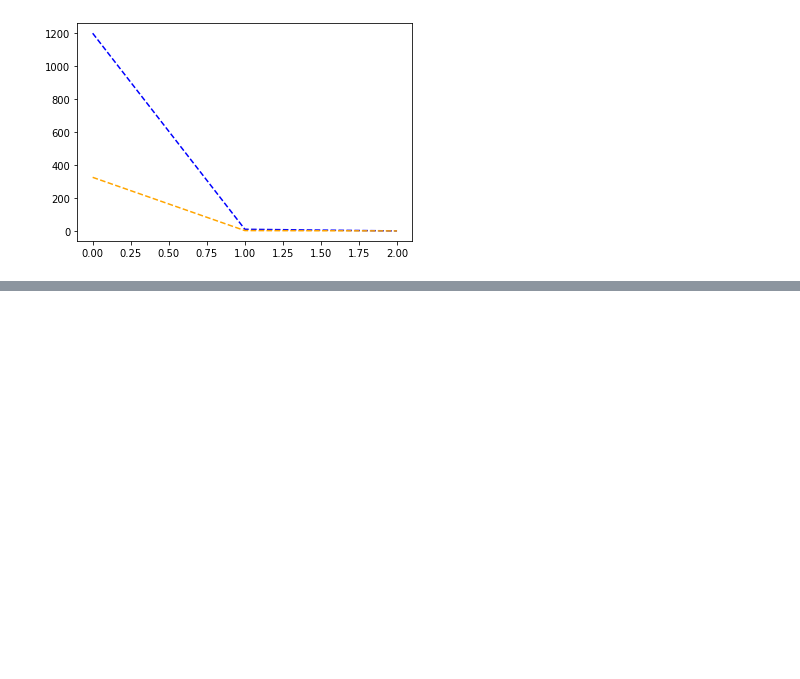
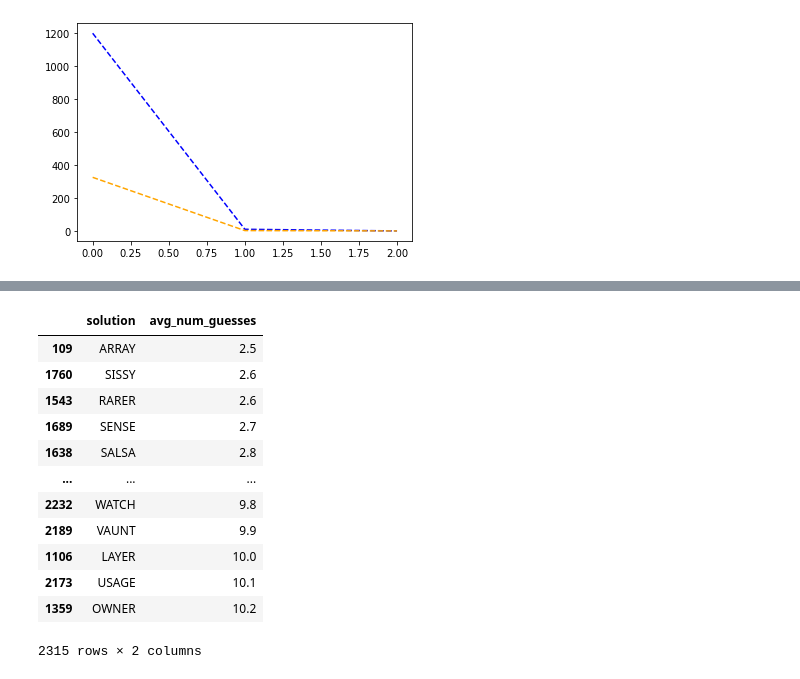
Before and after one commit to sejaldua/wordle-analysis, a Jupyter notebook: analysis.ipynb, the cells around one changed output, grey strips where cells are left out. Drawn from its saved outputs; the diff is of its cells as text; code cells hidden in the pictures; blank space fills up the shorter version.

```diff
--- a/eda.ipynb
+++ b/analysis.ipynb
@@ -163,0 +177,2 @@ herring_df2.sort_values(by='herring_pool_shrink', ascending=False)
+# %%
+herring_df2.sort_values(by='herring_pool_shrink', ascending=False, inplace=True)
@@ -163,0 +181,55 @@ herring_df2.sort_values(by='herring_pool_shrink', ascending=False)
+# %%
+from tqdm import tqdm
+
+def simulate_round(guess, solution, herring_df, solution_pool):
+    score = process_guess(guess, solution)
+    # colored_guess = "".join([f"[{color_map[num]}]{char}[/{color_map[num]}]" for num, char in zip(score, guess)])
+    # print(f"{guess} (guess) | {solution} (solution)")
+    if guess == solution:
+        return True
+    solution_pool = filter_list(solution_pool, guess, score)
+    herring_pool = filter_list(list(herring_df['herring']), guess, score)
+    if guess in herring_pool: herring_pool.remove(guess)
+    new_herring_df = herring_df.copy()
+    new_herring_df = new_herring_df[new_herring_df.herring.isin(herring_pool)]
+    # re-run simulation to get new heuristic scoring metrics
+    new_herring_df['greens'], new_herring_df['yellows'], new_herring_df['sum'] = zip(*new_herring_df['herring'].map(lambda x: simulate_guess_for_all_solutions(x, solution_pool)))
+    return solution_pool, new_herring_df
+
+def get_num_guesses(guess, solution):
+    global orig_solutions, orig_herring_df
+    solution_pool = orig_solutions
+    herring_df = orig_herring_df
+    count = 1
+    simu_results = simulate_round(guess, solution, herring_df, solution_pool)
+    while True:
+        if simu_results == True:
+            return count
+        else:
+            solution_pool, herring_df = simu_results
+            guess = herring_df.sort_values(by='sum', ascending=False).iloc[0, 0]
+            simu_results = simulate_round(guess, solution, herring_df, solution_pool)
+            count += 1
+
+def get_avg_guess_count(solution):
+    top_guesses = herring_df2.reset_index(drop=True).iloc[:10]
+    return np.mean([get_num_guesses(guess, solution) for guess in top_guesses['herring']])
+
+solution_df =  pd.DataFrame(orig_solutions, columns=['solution'])
+solution_df['avg_num_guesses'] = solution_df['solution'].progress_apply(get_avg_guess_count)
+# %%
+solution_df.sort_values(by='avg_num_guesses', ascending=True)
+# %% [output]
+|  | solution | avg_num_guesses |
+| 109 | ARRAY | 2.5 |
+| 1760 | SISSY | 2.6 |
+| 1543 | RARER | 2.6 |
+| 1689 | SENSE | 2.7 |
+| 1638 | SALSA | 2.8 |
+| ... | ... | ... |
+| 2232 | WATCH | 9.8 |
+| 2189 | VAUNT | 9.9 |
+| 1106 | LAYER | 10.0 |
+| 2173 | USAGE | 10.1 |
+| 1359 | OWNER | 10.2 |
+2315 rows × 2 columns
```
Also changed, not shown: parts of 2 cells of this notebook, 1 other file.
